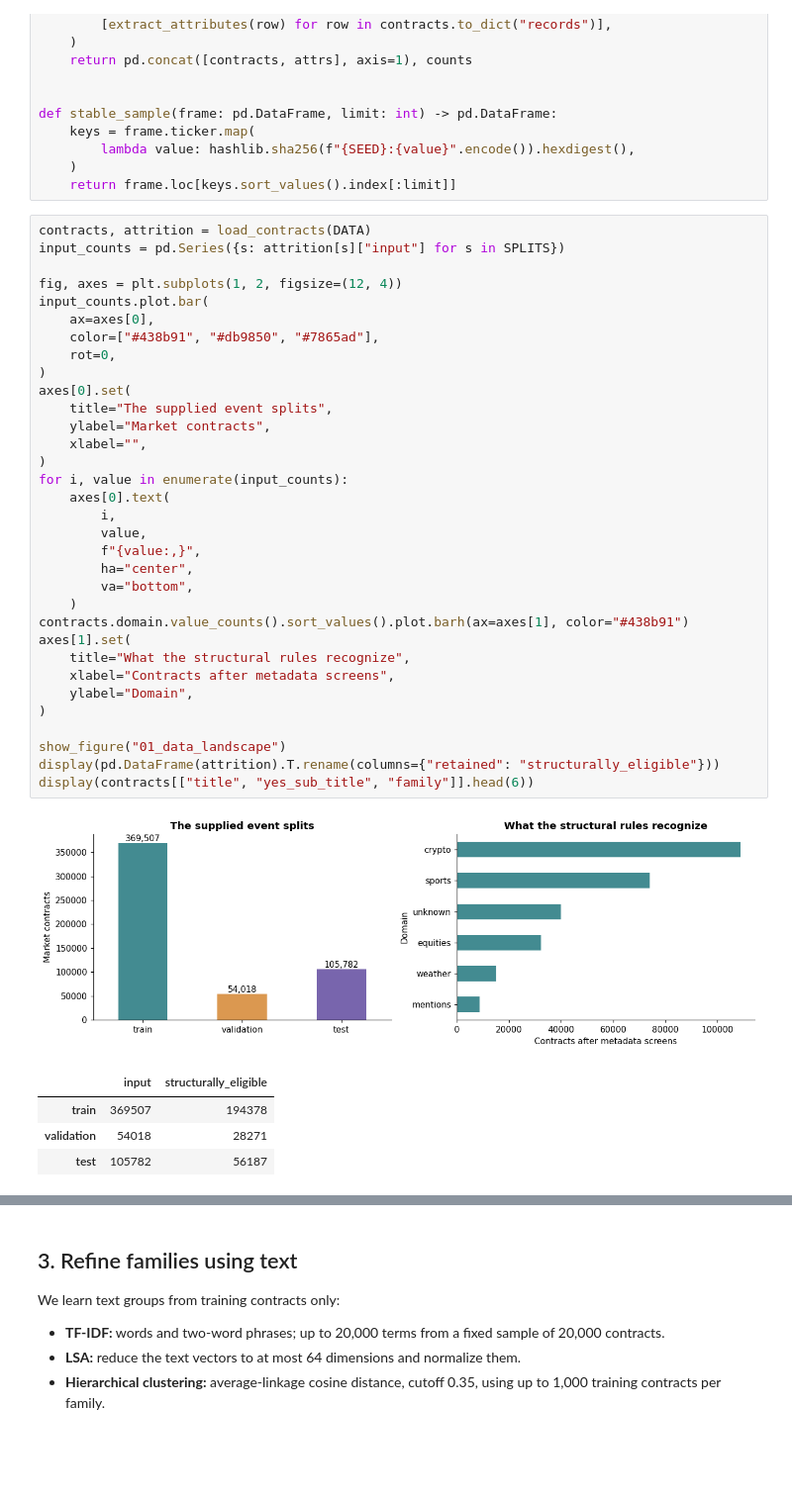
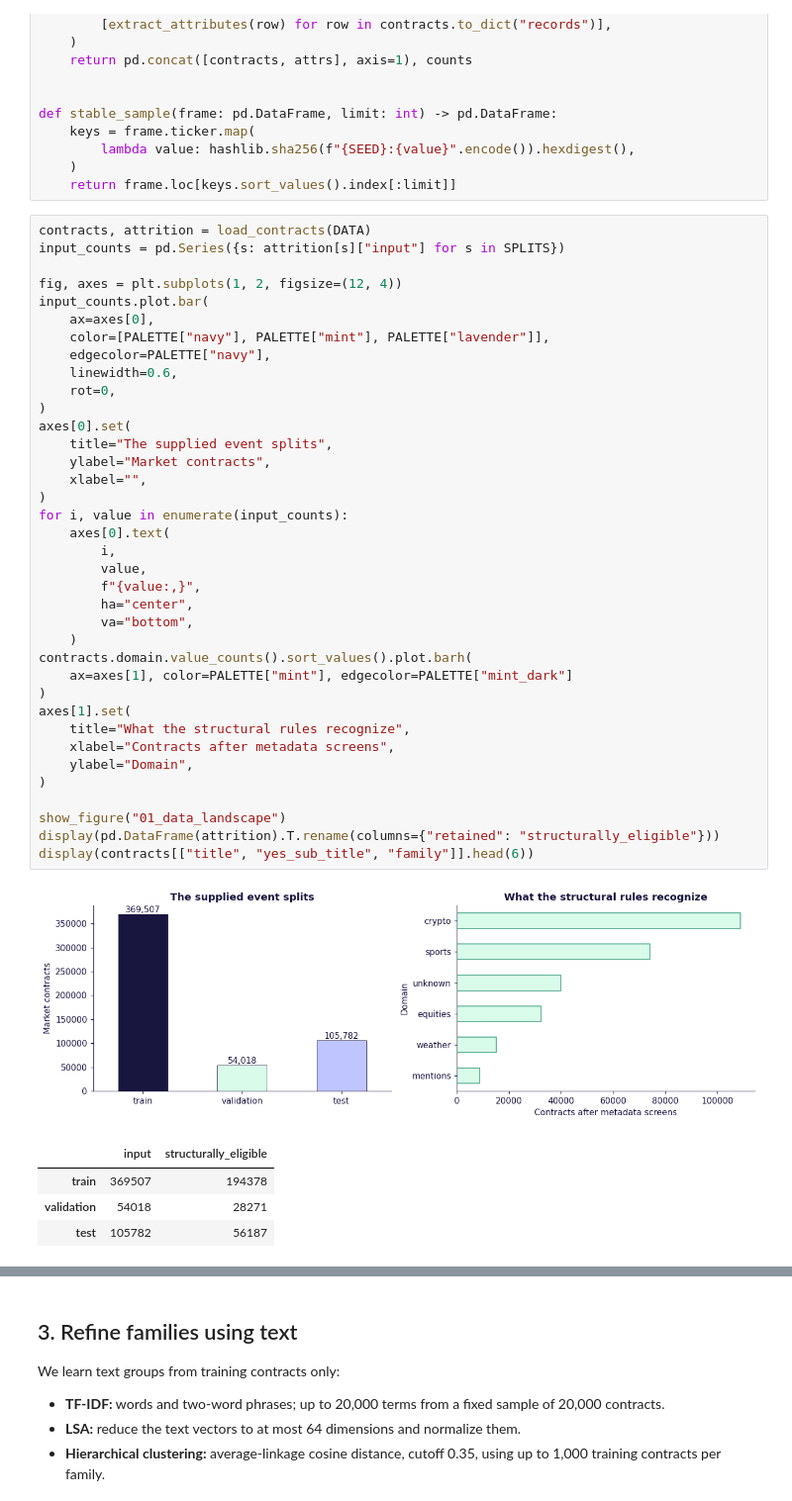
Before and after one commit to KyleNicarry/DS-340W-Group-Project, a Jupyter notebook: extension/notebooks/main.ipynb, the cells around one changed output, grey strips where cells are left out. Shown at 99% size. Cells and saved outputs as stored; diff of their text form; blank space fills up the shorter version.

```diff
--- a/extension/notebooks/main.ipynb
+++ b/extension/notebooks/main.ipynb
@@ -214,36 +271,40 @@ contracts, attrition = load_contracts(DATA)
 input_counts = pd.Series({s: attrition[s]["input"] for s in SPLITS})
 
 fig, axes = plt.subplots(1, 2, figsize=(12, 4))
 input_counts.plot.bar(
     ax=axes[0],
-    color=["#438b91", "#db9850", "#7865ad"],
+    color=[PALETTE["navy"], PALETTE["mint"], PALETTE["lavender"]],
+    edgecolor=PALETTE["navy"],
+    linewidth=0.6,
     rot=0,
 )
 axes[0].set(
     title="The supplied event splits",
     ylabel="Market contracts",
     xlabel="",
 )
 for i, value in enumerate(input_counts):
     axes[0].text(
         i,
         value,
         f"{value:,}",
         ha="center",
         va="bottom",
     )
-contracts.domain.value_counts().sort_values().plot.barh(ax=axes[1], color="#438b91")
+contracts.domain.value_counts().sort_values().plot.barh(
+    ax=axes[1], color=PALETTE["mint"], edgecolor=PALETTE["mint_dark"]
+)
 axes[1].set(
     title="What the structural rules recognize",
     xlabel="Contracts after metadata screens",
     ylabel="Domain",
 )
 
 show_figure("01_data_landscape")
 display(pd.DataFrame(attrition).T.rename(columns={"retained": "structurally_eligible"}))
 display(contracts[["title", "yes_sub_title", "family"]].head(6))
 # %% [output]
-[figure, old version]
+[figure, new version]
 |  | input | structurally_eligible |
 | train | 369507 | 194378 |
 | validation | 54018 | 28271 |
```
Also changed, not shown: parts of 14 cells of this notebook.
